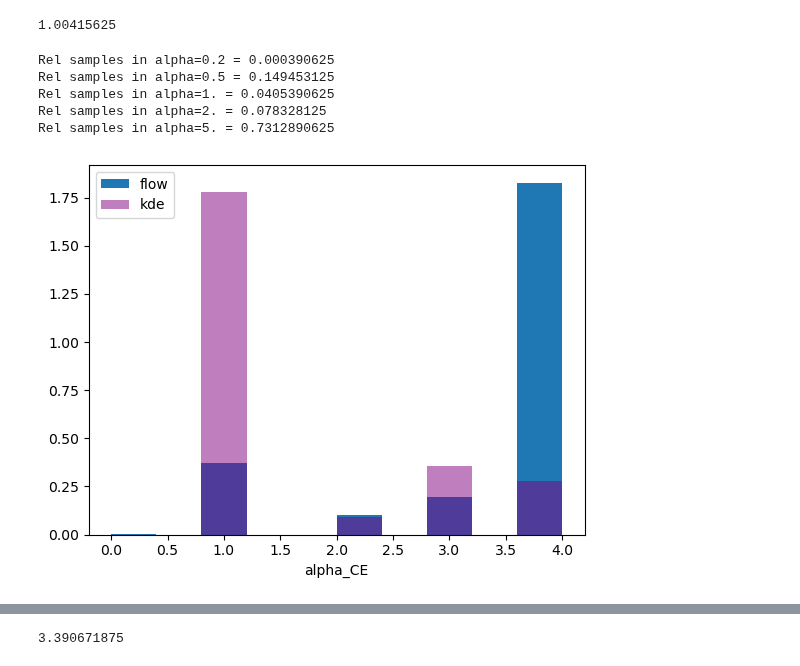
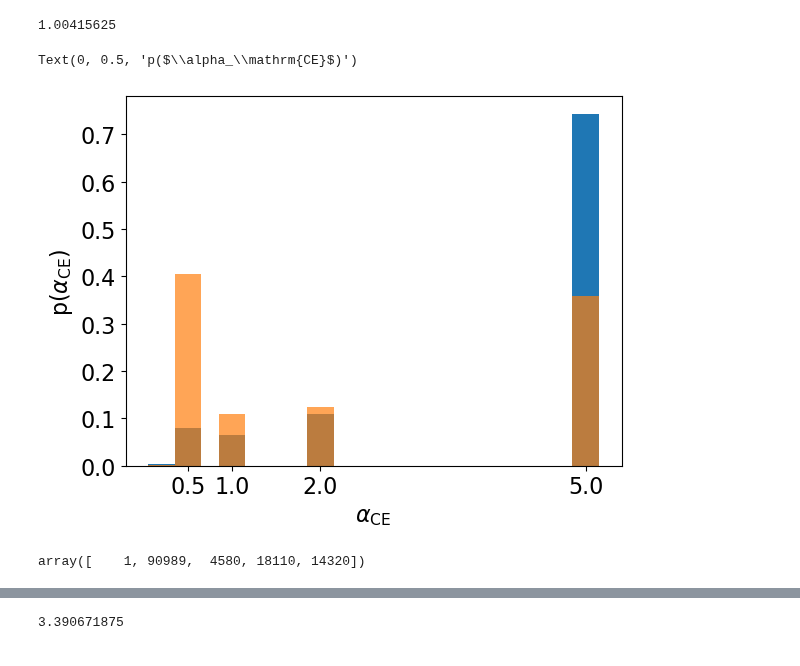
Before and after one commit to scolloms/AMAZE_model_selection, a Jupyter notebook: rns/postsample_analyses.ipynb, the cells around one changed output, grey strips where cells are left out. Drawn from its saved outputs; the diff is of its cells as text; code cells hidden in the pictures.

```diff
--- a/rns/postsample_analyses.ipynb
+++ b/rns/postsample_analyses.ipynb
@@ -41,27 +55,26 @@ Rel samples in chi_b=0.3 = 0.0
 np.mean(chi_b_samps)
 # %% [output]
 1.00415625
-# %%
-#relative samples in each alpha
-alpha_samps = list(flow_file['model_selection']['samples']['block1_values'][:,1])
-alpha_samps_kde = list(kde_file['model_selection']['samples']['block1_values'][:,1])
-
-plt.hist(alpha_samps, density=True, label='flow')
-plt.hist(alpha_samps_kde, color='Purple', density=True, label='kde', alpha=0.5)
-plt.xlabel('alpha_CE')
-plt.legend()
-
-no_alpha_samps = np.unique(alpha_samps, return_counts=True)[1]
-print(f'Rel samples in alpha=0.2 = {no_alpha_samps[0]/len(alpha_samps)}')
-print(f'Rel samples in alpha=0.5 = {no_alpha_samps[1]/len(alpha_samps)}')
-print(f'Rel samples in alpha=1. = {no_alpha_samps[2]/len(alpha_samps)}')
-print(f'Rel samples in alpha=2. = {no_alpha_samps[3]/len(alpha_samps)}')
-print(f'Rel samples in alpha=5. = {no_alpha_samps[4]/len(alpha_samps)}')
-#plt.savefig('/Users/stormcolloms/Documents/PhD/Project_work/AMAZE_model_selection/rns/Flows_140224_regularisation/plots/alpha_flow_KDEcomp.pdf')
-# %% [output]
-Rel samples in alpha=0.2 = 0.000390625
-Rel samples in alpha=0.5 = 0.149453125
-Rel samples in alpha=1. = 0.0405390625
-Rel samples in alpha=2. = 0.078328125
-Rel samples in alpha=5. = 0.7312890625
-[figure, removed]
+# %%
+#relative samples in each alpha
+alpha_samps = list(flow_file['model_selection']['samples']['block1_values'][:,1])
+alpha_samps_kde = list(kde_file['model_selection']['samples']['block1_values'][:,1])
+
+no_alpha_samps_flow = np.unique(alpha_samps, return_counts=True)[1]
+no_alpha_samps_kde = np.unique(alpha_samps_kde, return_counts=True)[1]
+
+
+plt.bar(alpha, no_alpha_samps_flow/np.sum(no_alpha_samps_flow), width=0.3)
+plt.bar(alpha, no_alpha_samps_kde/np.sum(no_alpha_samps_kde), width=0.3, alpha=0.7)
+plt.xticks(alpha[1:])
+#plt.xscale('log')
+plt.xlabel(r'$\alpha_\mathrm{CE}$')
+plt.ylabel(r'p($\alpha_\mathrm{CE}$)')
+#plt.savefig('/Users/stormcolloms/Documents/PhD/Project_work/AMAZE_model_selection/rns/Flows_140224_regularisation/plots/alpha_flow_KDEcomp.pdf')
+# %% [output]
+Text(0, 0.5, 'p($\\alpha_\\mathrm{CE}$)')
+[figure, added]
+# %%
+no_alpha_samps_kde
+# %% [output]
+array([    1, 90989,  4580, 18110, 14320])
```
Also changed, not shown: parts of 7 cells of this notebook.
